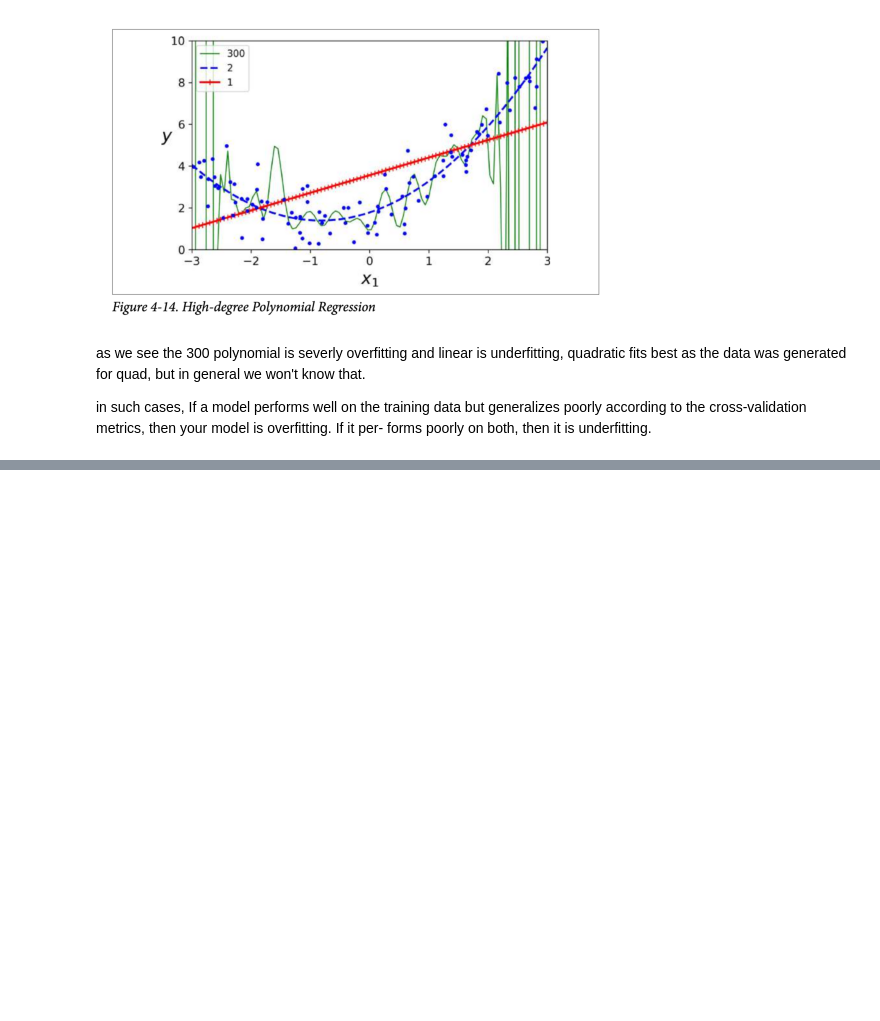
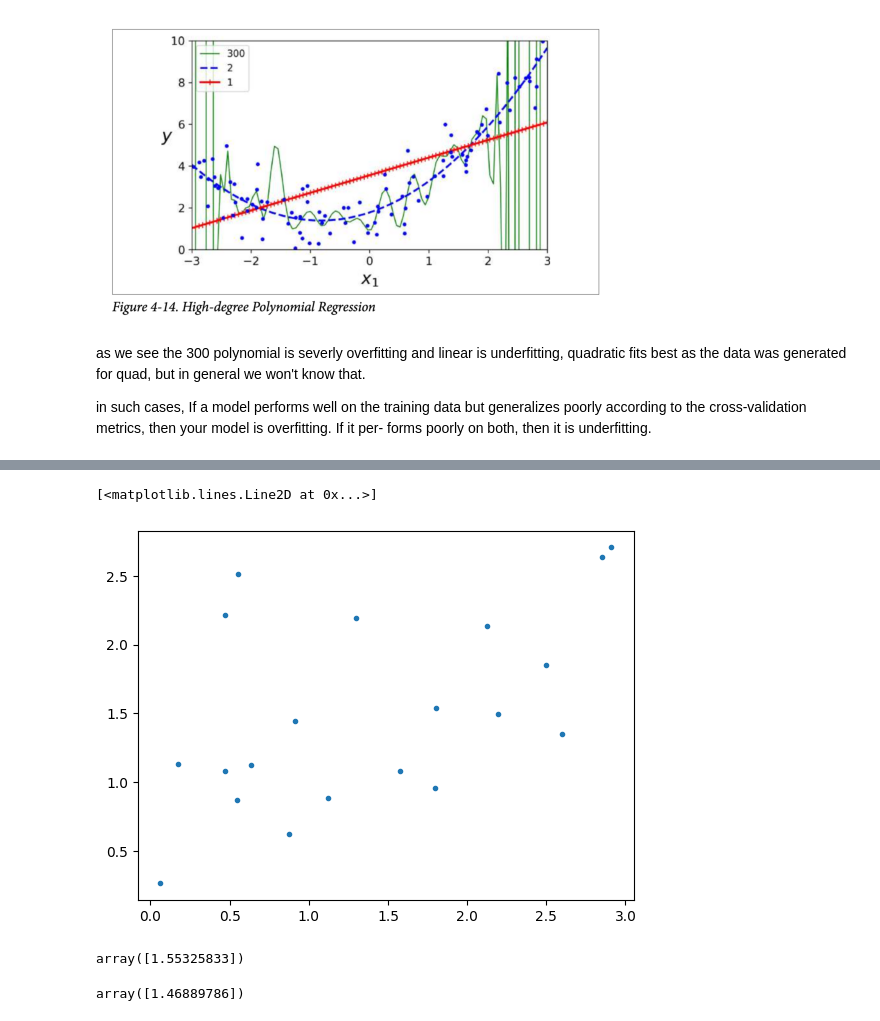
Before and after one commit to abhimanyudalal1/hands-on-ML, a Jupyter notebook: 4__training_models.ipynb, the cells around one changed output, grey strips where cells are left out. Cells and saved outputs as stored; diff of their text form; code cells hidden in the pictures; blank space fills up the shorter version.

```diff
--- a/4__training_models.ipynb
+++ b/4__training_models.ipynb
@@ -227,0 +324,26 @@ forms poorly on both, then it is underfitting.
+# %%
+np.random.seed(42)
+m=20
+X=3*(np.random.rand(m,1))
+y = 1 + 0.5 * X + np.random.randn(m, 1) / 1.5
+X_new= np.linspace(0,3,100).reshape(100,1)
+#linsoace creates an array of 100 evenly spaced values from 0-3
+# %%
+plt.plot(X,y,".")
+# %% [output]
+[<matplotlib.lines.Line2D at 0x...>]
+[figure, added]
+# %%
+from sklearn.linear_model import Ridge
+ridge_reg= Ridge(alpha=0.1,solver='cholesky')
+ridge_reg.fit(X,y)
+ridge_reg.predict([[1.5]])
+# %% [output]
+array([1.55325833])
+# %%
+# y.ravel() is used for converting a multidimensional array into a single dimensional array
+sgd_clf=SGDRegressor(penalty='l2')
+sgd_clf.fit(X,y.ravel())
+sgd_clf.predict([[1.5]])
+# %% [output]
+array([1.46889786])
```
Also changed, not shown: parts of 24 cells of this notebook, 3 other files.
